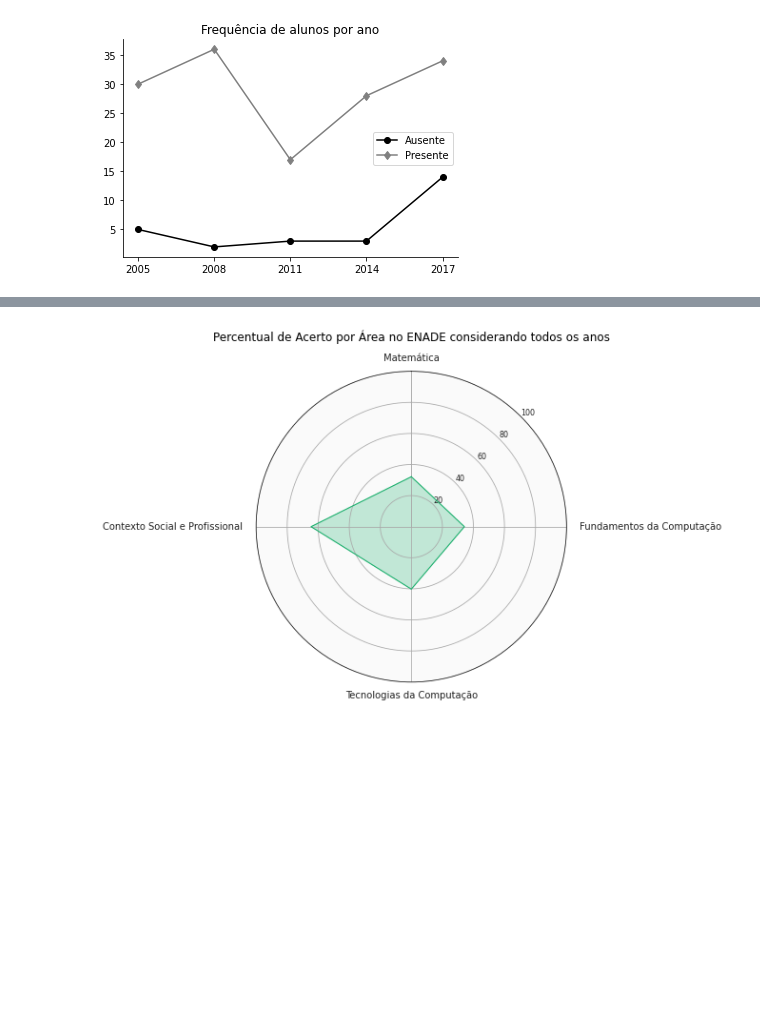
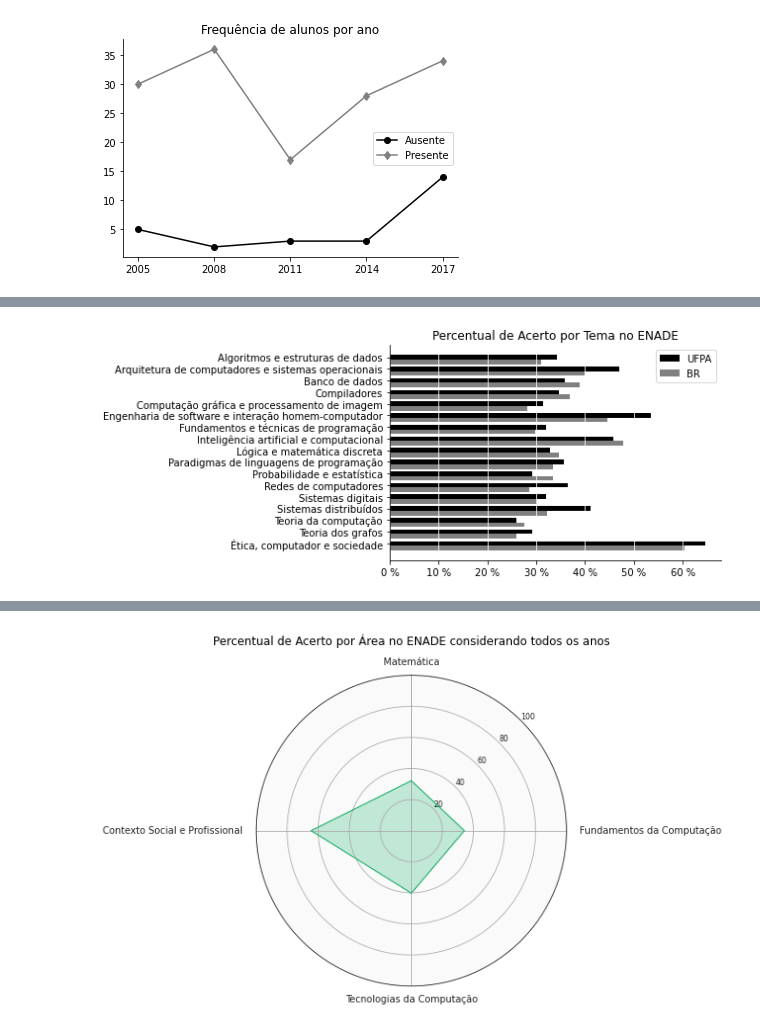
Before and after one commit to renan-cunha/KDD-Enade-Computing, a Jupyter notebook: main.ipynb, the cells around one changed output, grey strips where cells are left out. Cells and saved outputs as stored; diff of their text form; code cells hidden in the pictures; blank space fills up the shorter version.

```diff
--- a/main.ipynb
+++ b/main.ipynb
@@ -590,0 +657,12 @@ all_years_combined_subject
+# %%
+def get_max_score(ufpa, br) -> Tuple[float, str]:
+    if ufpa >= br:
+        return ufpa, "UFPA", "black"
+    else:
+        return br, "BR", "gray"
+
+def get_min_score(ufpa, br) -> Tuple[float, str]:
+    if ufpa < br:
+        return ufpa, "UFPA", "black"
+    else:
+        return br, "BR", "gray"
@@ -590,0 +736,38 @@ all_years_combined_subject
+# %%
+def bar_grouped_graph_display_df(df_ufpa, df_br, width=0.4):
+
+    ax = plt.subplot(111)
+
+    df_br = df_br.reindex_like(df_ufpa)
+
+    ufpa_score_series = df_ufpa["Nota %"]
+    br_score_series = df_br["Nota %"]
+
+    merged_df = pd.DataFrame({"Nota % UFPA": ufpa_score_series,
+                              "Nota % BR": br_score_series})
+
+    merged_df = merged_df.sort_index(ascending=False)
+
+    labels = merged_df.index
+    ufpa_score_series = merged_df["Nota % UFPA"]
+    br_score_series = merged_df["Nota % BR"]
+
+    x = np.arange(start=0, stop=len(labels), step=1)
+    ax.barh(x + width, ufpa_score_series, width, color="black", label="UFPA")
+    ax.barh(x, br_score_series, width, color="gray", label = "BR")
+
+    ax.grid(axis = 'x', color ='white', linestyle='-')
+    ax.spines['top'].set_visible(False)
+    ax.spines['right'].set_visible(False)
+    ax.set(yticks=x + width, yticklabels=labels)#, ylim=[2*width - 1, len(df_ufpa)])
+    plt.legend()
+    plt.title("Percentual de Acerto por Tema no ENADE")
+    vals = ax.get_xticks()
+    ax.set_xticklabels([f'{int(x)} %' for x in vals])
+    #plt.xlabel("%")
+    #plt.xlim(0, 100)
+    plt.show()
+
+bar_grouped_graph_display_df(all_years_combined_subject, all_years_combined_subject_br)
+# %% [output]
+[figure, added]
```
Also changed, not shown: parts of 11 cells of this notebook.
